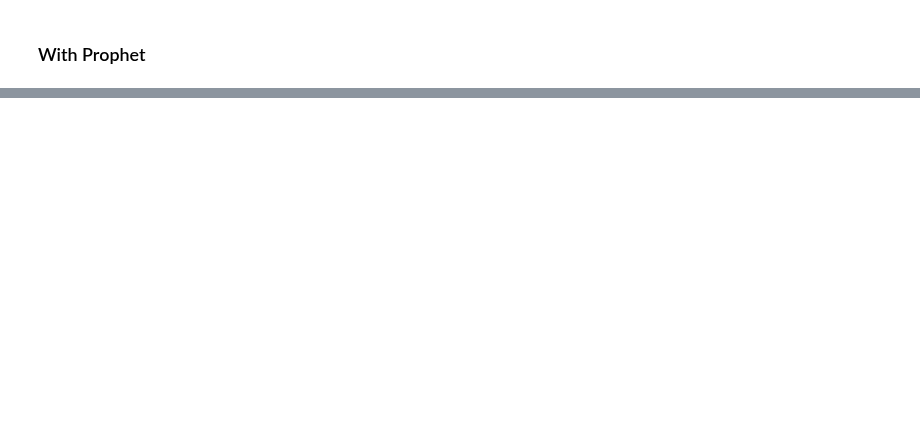
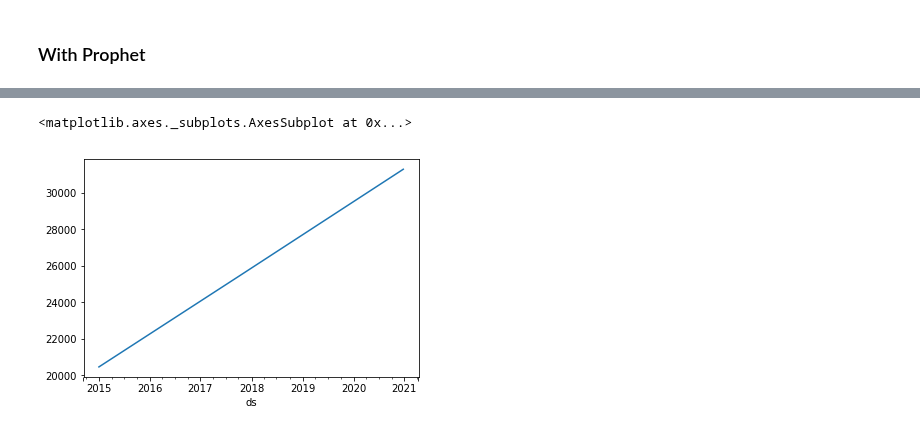
Before and after one commit to cneiderer/Class_Projects, a Jupyter notebook: Project5/ExogSystemLevelModels.ipynb, the cells around one changed output, grey strips where cells are left out. Saved outputs shown, nothing was run; the diff lists cells and outputs as text; code cells hidden in the pictures; blank space fills up the shorter version.

```diff
--- a/Project5/ExogSystemLevelModels.ipynb
+++ b/Project5/ExogSystemLevelModels.ipynb
@@ -476,0 +118,5 @@ m.plot_components(forecast);
+# %%
+forecast_data.trend.plot()
+# %% [output]
+<matplotlib.axes._subplots.AxesSubplot at 0x...>
+[figure, added]
```
Also changed, not shown: parts of 65 cells of this notebook, 10 other files.
